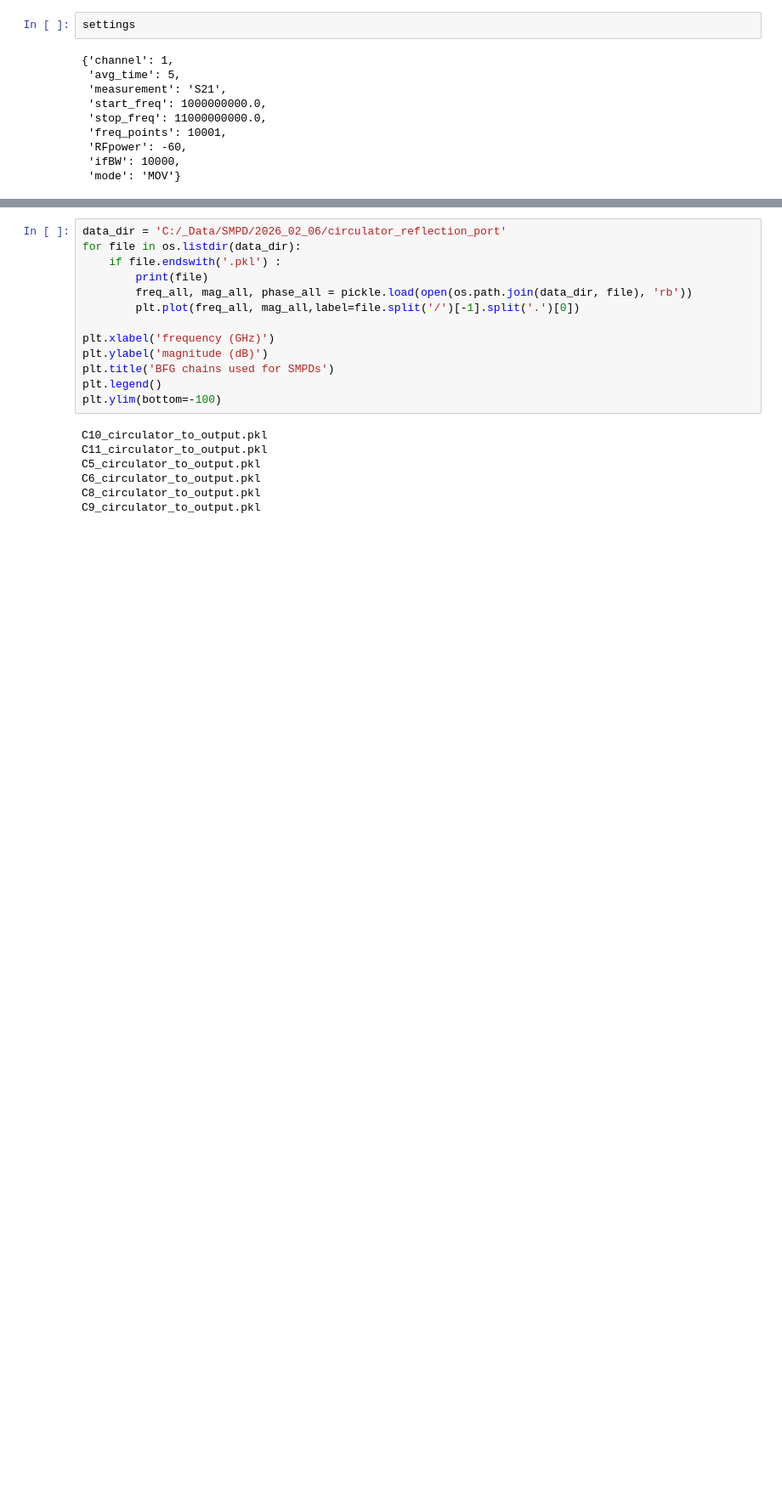
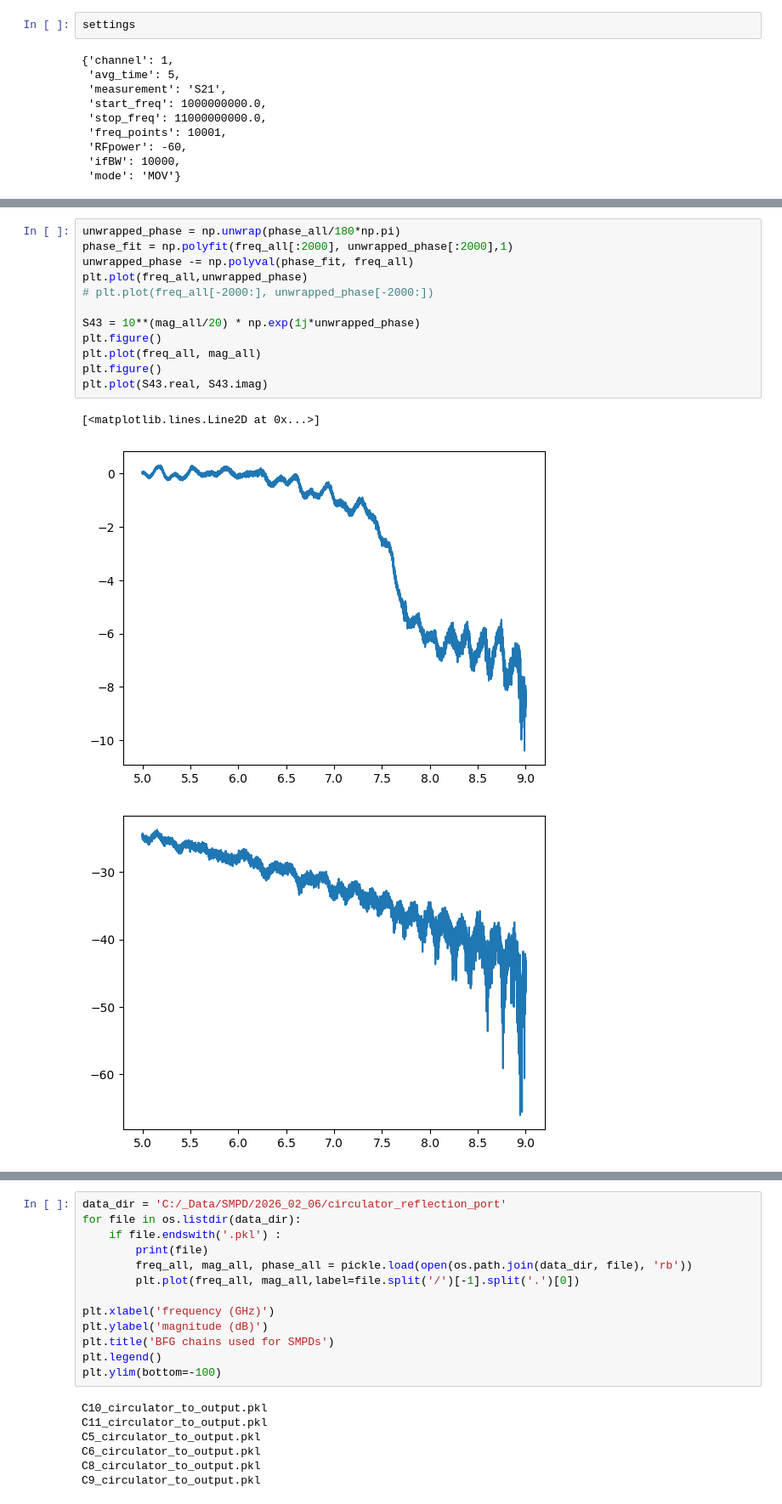
Before and after one commit to SchusterLab/slab_qick_calib, a Jupyter notebook: notebooks/VNA_datataking_SMPD.ipynb, the cells around one changed output, grey strips where cells are left out. Shown at 85% size. Saved outputs shown, nothing was run; the diff lists cells and outputs as text; blank space fills up the shorter version.

```diff
--- a/notebooks/VNA_datataking_SMPD.ipynb
+++ b/notebooks/VNA_datataking_SMPD.ipynb
@@ -103,0 +151,16 @@ Measured 14.00 GHz / 14.00 GHz
+# %%
+unwrapped_phase = np.unwrap(phase_all/180*np.pi)
+phase_fit = np.polyfit(freq_all[:2000], unwrapped_phase[:2000],1)
+unwrapped_phase -= np.polyval(phase_fit, freq_all)
+plt.plot(freq_all,unwrapped_phase)
+# plt.plot(freq_all[-2000:], unwrapped_phase[-2000:])
+
+S43 = 10**(mag_all/20) * np.exp(1j*unwrapped_phase)
+plt.figure()
+plt.plot(freq_all, mag_all)
+plt.figure()
+plt.plot(S43.real, S43.imag)
+# %% [output]
+[<matplotlib.lines.Line2D at 0x...>]
+[figure, added]
+[figure, added]
```
Also changed, not shown: parts of 12 cells of this notebook, 12 other files.
